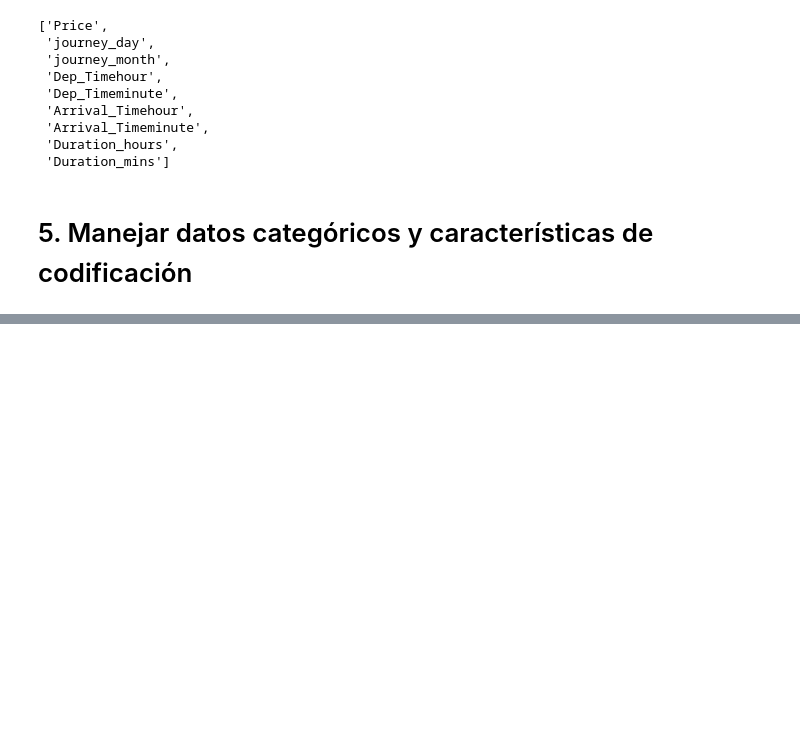
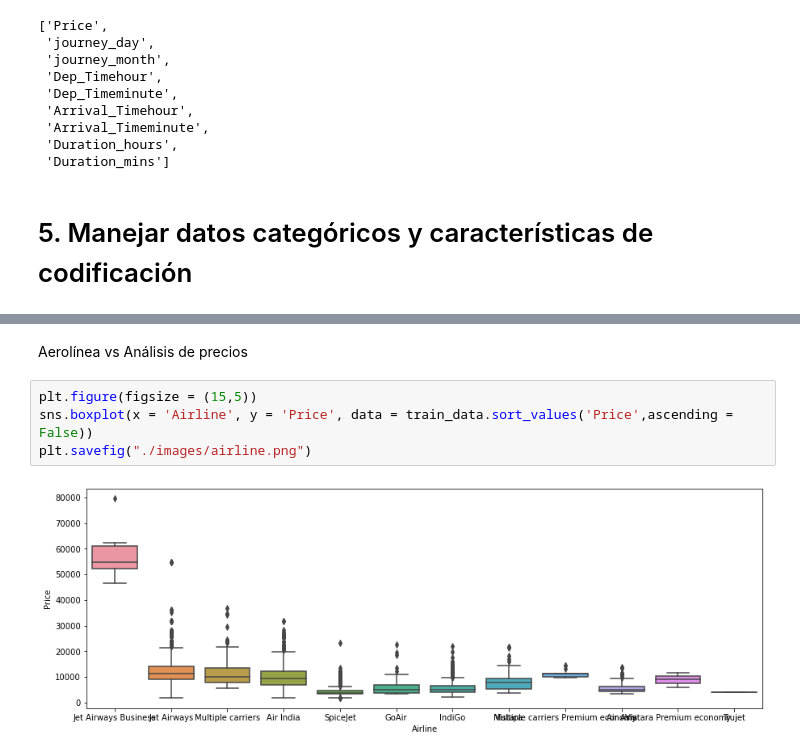
Before and after one commit to Data-Analysis-Projects-Udemy/Project-6-Predict-Fare-of-Airlines-, a Jupyter notebook: flight_price_deploy.ipynb, the cells around one changed output, grey strips where cells are left out. Cells and saved outputs as stored; diff of their text form; blank space fills up the shorter version.

```diff
--- a/flight_price_deploy.ipynb
+++ b/flight_price_deploy.ipynb
@@ -251,0 +284,9 @@ cont_col
+# %% [markdown]
+
+Aerolínea vs Análisis de precios
+# %%
+plt.figure(figsize = (15,5))
+sns.boxplot(x = 'Airline', y = 'Price', data = train_data.sort_values('Price',ascending = False))
+plt.savefig("./images/airline.png")
+# %% [output]
+[figure, added]
```
Also changed, not shown: parts of 27 cells of this notebook, 9 other files.
